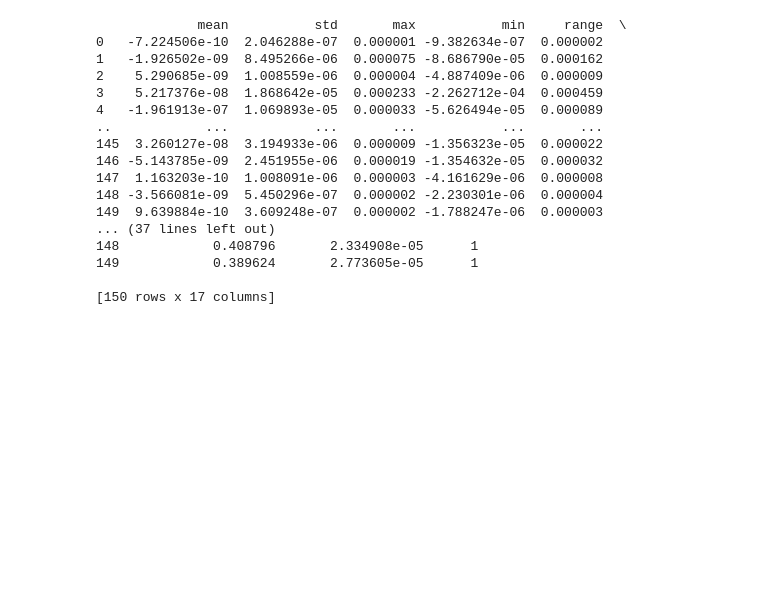
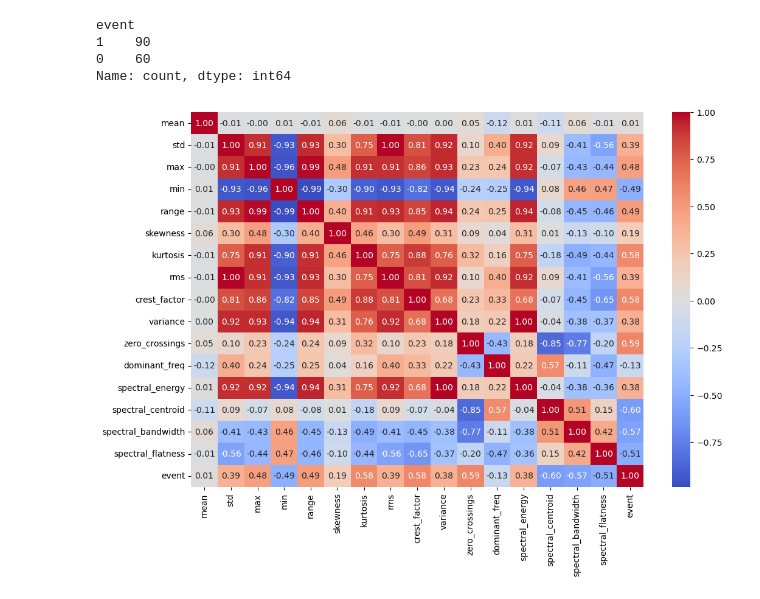
Before and after one commit to iorthethug/IAI-eMaintenance-Assignment-4, a Jupyter notebook: main.ipynb, the cells around one changed output. Drawn from its saved outputs; the diff is of its cells as text; code cells hidden in the pictures; blank space fills up the shorter version.

```diff
--- a/main.ipynb
+++ b/main.ipynb
@@ -13,41 +13,54 @@ df  = pd.concat([data_trail1,data_trail2,data_trail3], ignore_index=True)
 
 df.drop(columns=["start_time", "axle", "cluster", "tsne_1", "tsne_2",], inplace=True)
 
-df["event"] = df["event"].apply(lambda x : 1 if x == "normal" else 0)
+df["event"] = df["event"].apply(lambda x : 0 if x == "normal" else 1)
 # %%
 # Data Transformation
 
 #drop event cause I don't want to normalize 0 and 1
 x = df.drop(columns="event").values
 
+#using the scaler normalizer
 normalizer = preprocessing.Normalizer().fit(x)
 norm_x = normalizer.transform(x)
 
+#using the scaler minmax
+minmax = preprocessing.MinMaxScaler().fit(x)
+minmax_x = minmax.transform(x)
+
 #create the dataframe again with normalized values
 df_norm = pd.DataFrame(norm_x, columns=df.drop(columns="event").columns)
+#df for minmax
+df_minmax = pd.DataFrame(minmax_x, columns=df.drop(columns="event").columns)
 
 #add the dropped event values
 df_norm["event"] = df["event"].values
+df_minmax["event"] = df["event"].values
 
-print(df_norm)
+
+df_norm.to_csv('preprocessed_data_norm.csv', index=False)
+df_minmax.to_csv('preprocessed_data_minmax.csv', index=False)
+#print(df_norm)
+#print(df_minmax)
+
+print(df["event"].value_counts())
 # %% [output]
-             mean           std       max           min     range  \
-0   -7.224506e-10  2.046288e-07  0.000001 -9.382634e-07  0.000002
-1   -1.926502e-09  8.495266e-06  0.000075 -8.686790e-05  0.000162
-2    5.290685e-09  1.008559e-06  0.000004 -4.887409e-06  0.000009
-3    5.217376e-08  1.868642e-05  0.000233 -2.262712e-04  0.000459
-4   -1.961913e-07  1.069893e-05  0.000033 -5.626494e-05  0.000089
-..            ...           ...       ...           ...       ...
-145  3.260127e-08  3.194933e-06  0.000009 -1.356323e-05  0.000022
-146 -5.143785e-09  2.451955e-06  0.000019 -1.354632e-05  0.000032
-147  1.163203e-10  1.008091e-06  0.000003 -4.161629e-06  0.000008
-148 -3.566081e-09  5.450296e-07  0.000002 -2.230301e-06  0.000004
-149  9.639884e-10  3.609248e-07  0.000002 -1.788247e-06  0.000003
-... (37 lines left out)
-148            0.408796       2.334908e-05      1
-149            0.389624       2.773605e-05      1
-
-[150 rows x 17 columns]
+event
+1    90
+0    60
+Name: count, dtype: int64
+# %%
+import seaborn as sns
+
+# pearson correlation to identify features to prioritize
+corr_matrix = df_norm.corr()
+
+# heatmap of cm
+plt.figure(figsize=(12, 8))
+sns.heatmap(corr_matrix, annot=True, cmap="coolwarm", fmt=".2f")
+plt.show()
+# %% [output]
+[figure, added]
 # %%
 # Dataset Splitting
 from sklearn.model_selection import train_test_split
```
Also changed, not shown: parts of 5 cells of this notebook.
